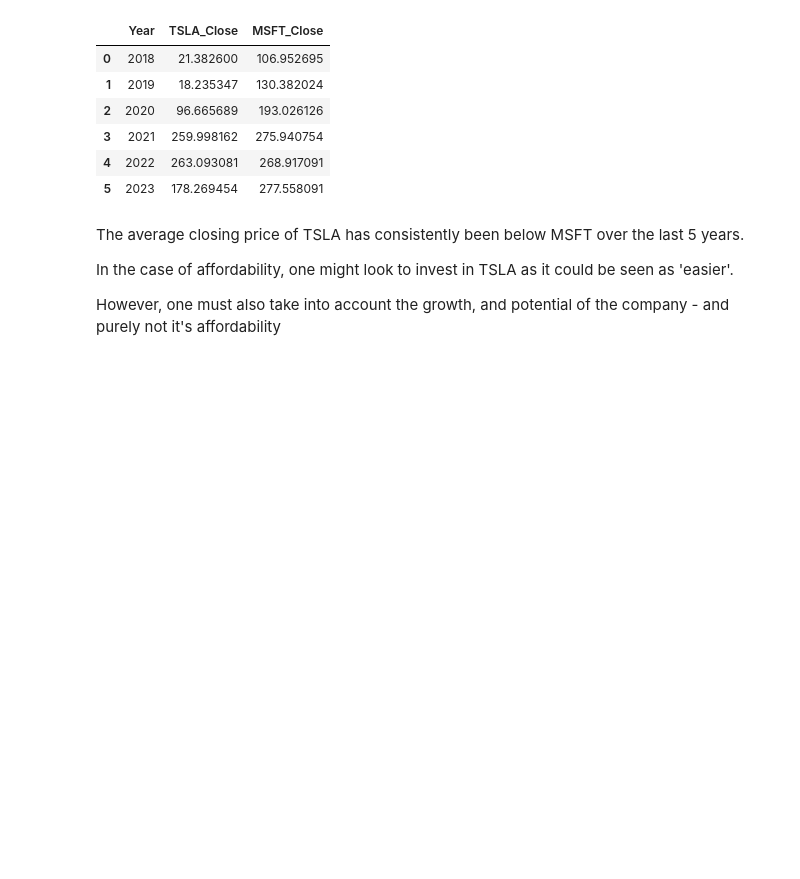
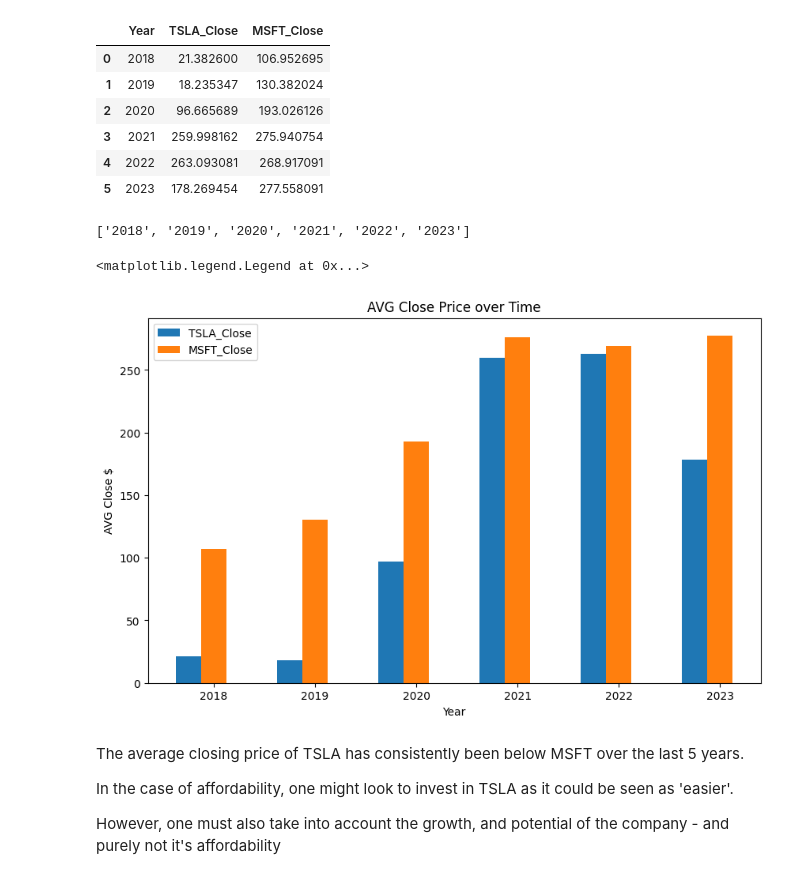
Before and after one commit to IshNjie/Stocks, a Jupyter notebook: Notebooks/TSLA vs MSFT.ipynb, the cells around one changed output. Drawn from its saved outputs; the diff is of its cells as text; code cells hidden in the pictures; blank space fills up the shorter version.

```diff
--- a/Notebooks/TSLA vs MSFT.ipynb
+++ b/Notebooks/TSLA vs MSFT.ipynb
@@ -127,3 +124,25 @@ fig.show()
+# %%
+data_year.Year.tolist()
+# %% [output]
+['2018', '2019', '2020', '2021', '2022', '2023']
+# %%
+x1 = np.arange(len(data_year))
+x2 = [x + 0.25 for x in x1]
+
+plt.figure(figsize=(10,6))
+plt.bar(x1, data_year['TSLA_Close'],width=0.25,label ='TSLA_Close')
+plt.bar(x2, data_year['MSFT_Close'], width = 0.25, label = 'MSFT_Close')
+plt.xticks([r + 0.25 for r in range(len(data_year))], data_year.Year.tolist())
+
+plt.xlabel('Year')
+plt.ylabel('AVG Close $')
+
+# displaying the title
+plt.title("AVG Close Price over Time")
+plt.legend()
+# %% [output]
+<matplotlib.legend.Legend at 0x...>
+[figure, added]
 # %% [markdown]
 The average closing price of TSLA has consistently been below MSFT over the last 5 years.
 
```
Also changed, not shown: parts of 5 cells of this notebook, 1 other file.
